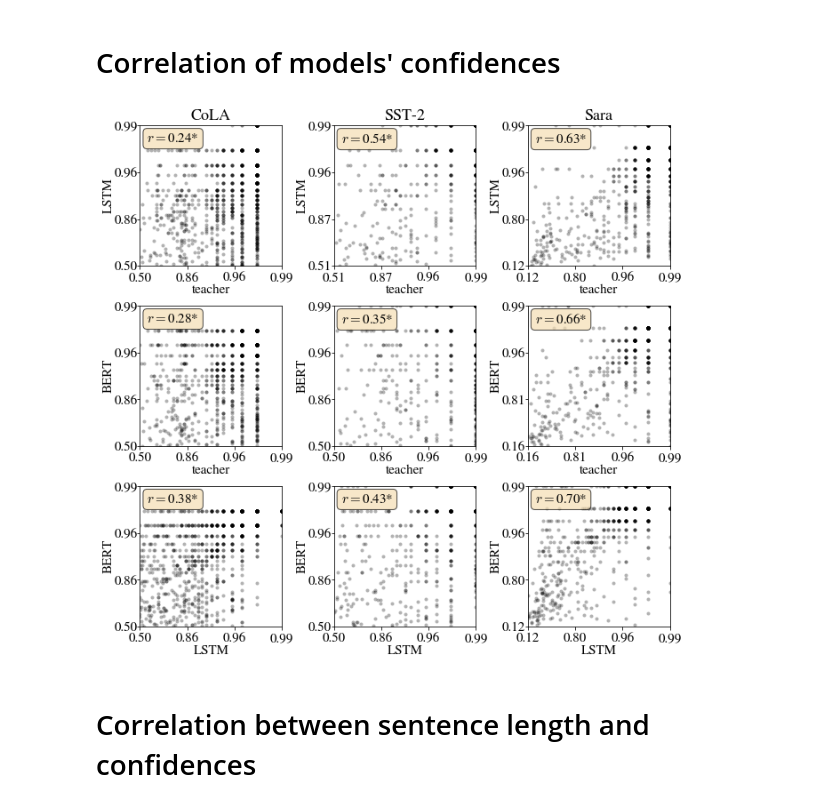
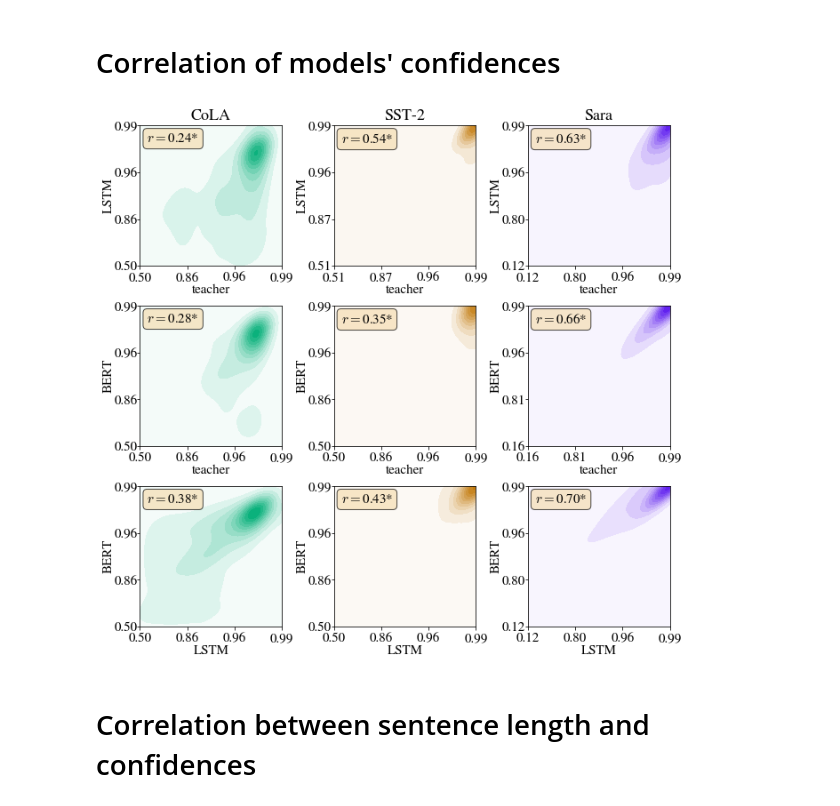
Before and after one commit to samsucik/knowledge-distil-bert, a Jupyter notebook: experiments/analysis/General plotting.ipynb, the cells around one changed output. Saved outputs shown, nothing was run; the diff lists cells and outputs as text; code cells hidden in the pictures.

```diff
--- a/experiments/analysis/General plotting.ipynb
+++ b/experiments/analysis/General plotting.ipynb
@@ -297,35 +297,36 @@ for i, task in enumerate(glue_tasks):
         xs = data["confidence_{}".format(pair[0])]
         ys = data["confidence_{}".format(pair[1])]
         R, p = pearsonr(xs, ys)
         text = "$r = ${:.2f}".format(R) + ("*" if p < 0.05 else "")
         props = dict(boxstyle='round', facecolor='wheat', alpha=0.7)
         ax.text(0.05, 0.95, text, transform=ax.transAxes, verticalalignment='top', bbox=props)
         if take_log:
             xs = np.minimum(xs, prob_log_limit)
             ys = np.minimum(ys, prob_log_limit)
             xs = np.log(1-xs)*-1
             ys = np.log(1-ys)*-1
-        ax.plot(xs, ys, marker=".", color=c, markeredgewidth=0, linewidth=0, markersize=8)
+#         ax.plot(xs, ys, marker=".", color=c, markeredgewidth=0, linewidth=0, markersize=8)
+        sns.kdeplot(xs, ys, ax=ax, shade=True, shade_lowest=True, cmap=task_cmaps[task], gridsize=500)
         bottom = min(min(xs), min(ys))
         top = max(max(xs), max(ys))
         ax.set_xlim(bottom, top)
         ax.set_ylim(bottom, top)
         ax.set_ylabel(pair[1], labelpad=0)
         ax.tick_params(axis="y", pad=-1)
         ax.set_xlabel(pair[0], labelpad=0)
         if take_log:
             ticks = [bottom, bottom + (-np.log(1-prob_log_limit) - bottom)/3,
                      bottom + 2*(-np.log(1-prob_log_limit) - bottom)/3, -np.log(1-prob_log_limit)]
             ticklabels = ["{:.2f}".format(-np.exp(-t)+1) for t in ticks]
             ax.set_xticks(ticks)
             ax.set_yticks(ticks)
             ax.set_xticklabels(ticklabels)
             ax.set_yticklabels(ticklabels)
 
 plt.tight_layout(w_pad=0.2, h_pad=0.4)
 plt.show()
 # %% [output]
-[figure, old version]
+[figure, new version]
 # %% [markdown]
 # Correlation between sentence length and confidences
 # %%
```
Also changed, not shown: parts of 1 cell of this notebook, 2 other files.
